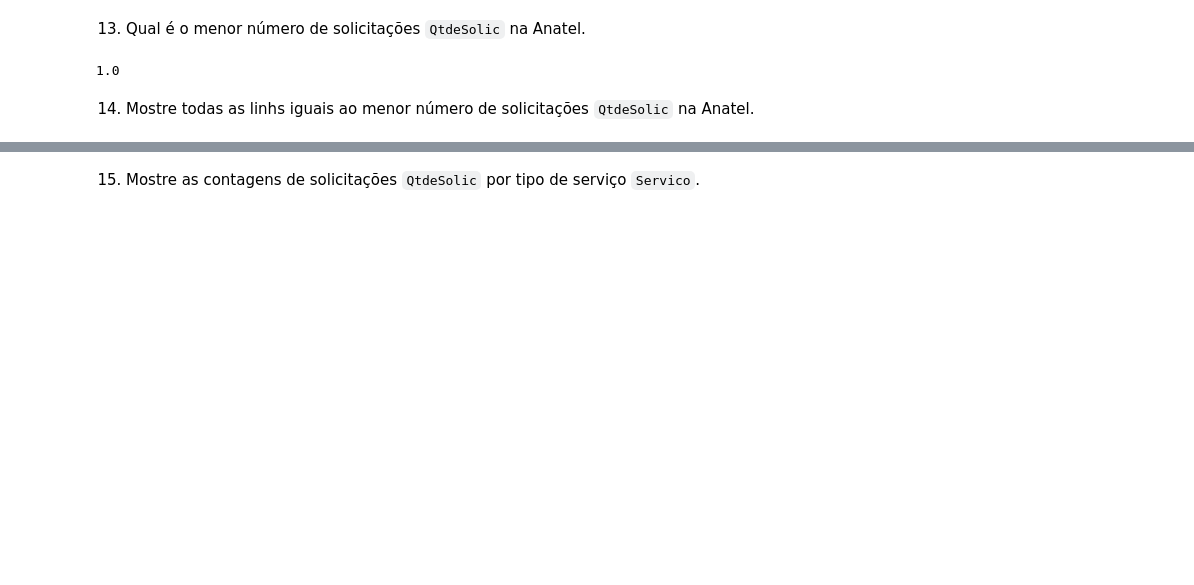
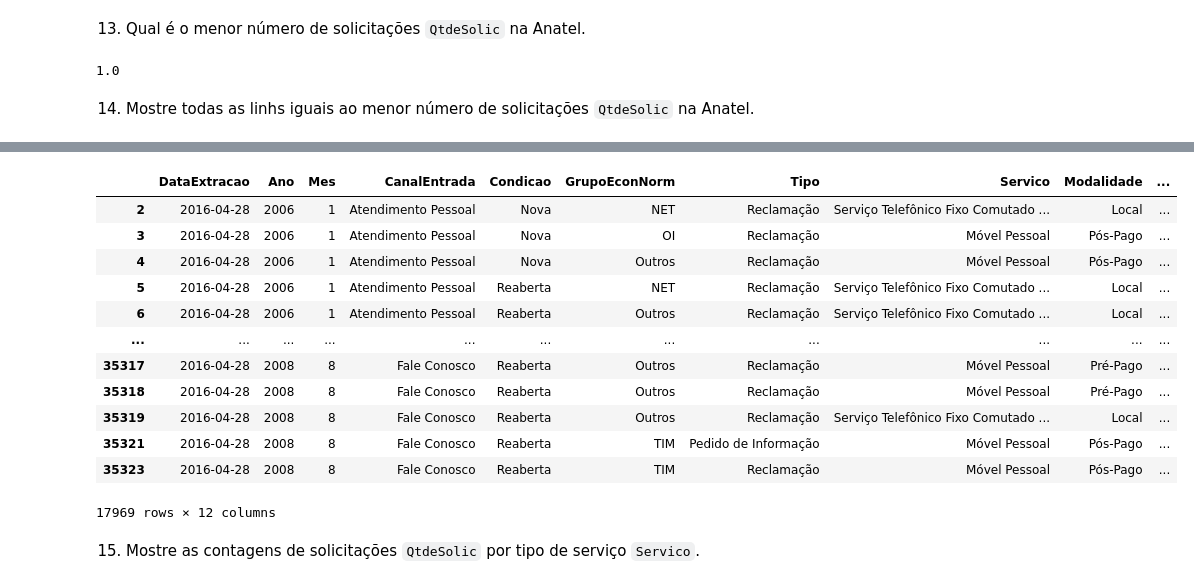
Before and after one commit to shinaikos/analise-dados, a Jupyter notebook: Pandas/Exercícios/Anatel/exercícios_anatel_mg.ipynb, the cells around one changed output, grey strips where cells are left out. Cells and saved outputs as stored; diff of their text form; code cells hidden in the pictures; blank space fills up the shorter version.

```diff
--- a/Pandas/Exercícios/Anatel/exercícios_anatel_mg.ipynb
+++ b/Pandas/Exercícios/Anatel/exercícios_anatel_mg.ipynb
@@ -168,3 +139,20 @@ df.loc[df['QtdeSolic'] == 1.0]
+# %%
+menor = df.QtdeSolic.min()
+df.loc[df['QtdeSolic'] == menor]
+# %% [output]
+|  | DataExtracao | Ano | Mes | CanalEntrada | Condicao | GrupoEconNorm | Tipo | Servico | Modalidade | ... |
+| 2 | 2016-04-28 | 2006 | 1 | Atendimento Pessoal | Nova | NET | Reclamação | Serviço Telefônico Fixo Comutado ... | Local | ... |
+| 3 | 2016-04-28 | 2006 | 1 | Atendimento Pessoal | Nova | OI | Reclamação | Móvel Pessoal | Pós-Pago | ... |
+| 4 | 2016-04-28 | 2006 | 1 | Atendimento Pessoal | Nova | Outros | Reclamação | Móvel Pessoal | Pós-Pago | ... |
+| 5 | 2016-04-28 | 2006 | 1 | Atendimento Pessoal | Reaberta | NET | Reclamação | Serviço Telefônico Fixo Comutado ... | Local | ... |
+| 6 | 2016-04-28 | 2006 | 1 | Atendimento Pessoal | Reaberta | Outros | Reclamação | Serviço Telefônico Fixo Comutado ... | Local | ... |
+| ... | ... | ... | ... | ... | ... | ... | ... | ... | ... | ... |
+| 35317 | 2016-04-28 | 2008 | 8 | Fale Conosco | Reaberta | Outros | Reclamação | Móvel Pessoal | Pré-Pago | ... |
+| 35318 | 2016-04-28 | 2008 | 8 | Fale Conosco | Reaberta | Outros | Reclamação | Móvel Pessoal | Pré-Pago | ... |
+| 35319 | 2016-04-28 | 2008 | 8 | Fale Conosco | Reaberta | Outros | Reclamação | Serviço Telefônico Fixo Comutado ... | Local | ... |
+| 35321 | 2016-04-28 | 2008 | 8 | Fale Conosco | Reaberta | TIM | Pedido de Informação | Móvel Pessoal | Pós-Pago | ... |
+| 35323 | 2016-04-28 | 2008 | 8 | Fale Conosco | Reaberta | TIM | Reclamação | Móvel Pessoal | Pós-Pago | ... |
+17969 rows × 12 columns
 # %% [markdown]
 15. Mostre as contagens de solicitações `QtdeSolic` por tipo de serviço `Servico`.
 # %%
```
Also changed, not shown: parts of 12 cells of this notebook.
